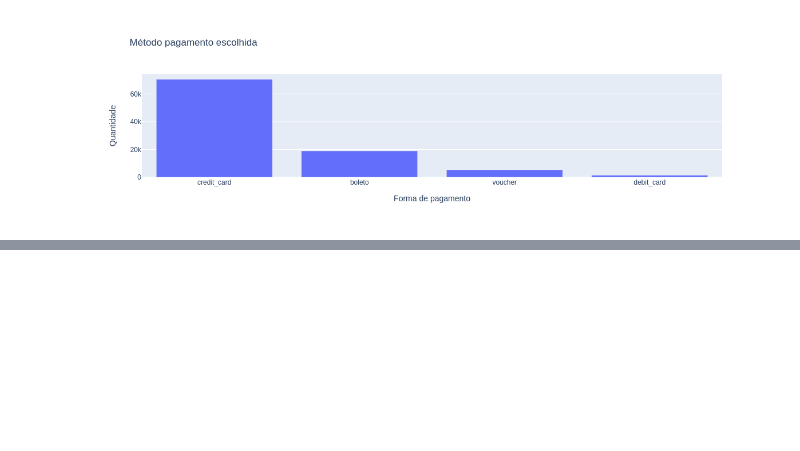
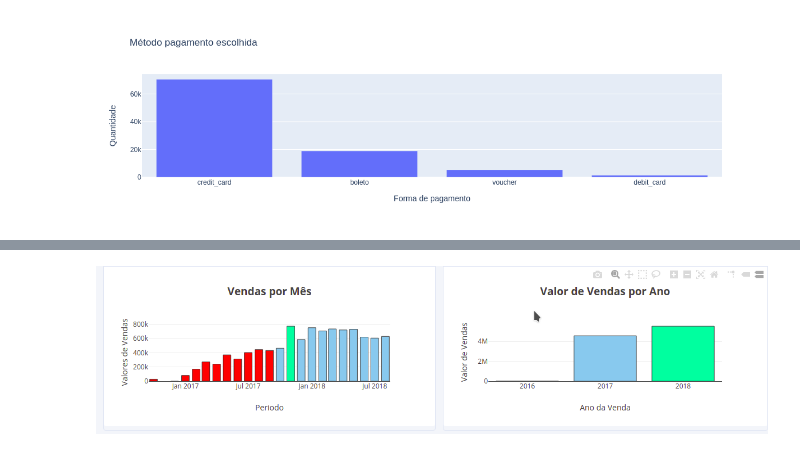
Before and after one commit to villani31/plotly, a Jupyter notebook: Visualização_Dados-Plotly.ipynb, the cells around one changed output, grey strips where cells are left out. Drawn from its saved outputs; the diff is of its cells as text; code cells hidden in the pictures; blank space fills up the shorter version.

```diff
--- a/Visualização_Dados-Plotly.ipynb
+++ b/Visualização_Dados-Plotly.ipynb
@@ -223,0 +220,6 @@ Um exemplo de Dashboard criado com a ferramenta Chart-Studio na nuvem do Plotly.
+# %%
+# exibindo imagem
+from IPython.display import Image
+Image(filename='imagem01-plotly.png',width=1000, height=400)
+# %% [output]
+[figure, added]
```
Also changed, not shown: parts of 1 cell of this notebook.
